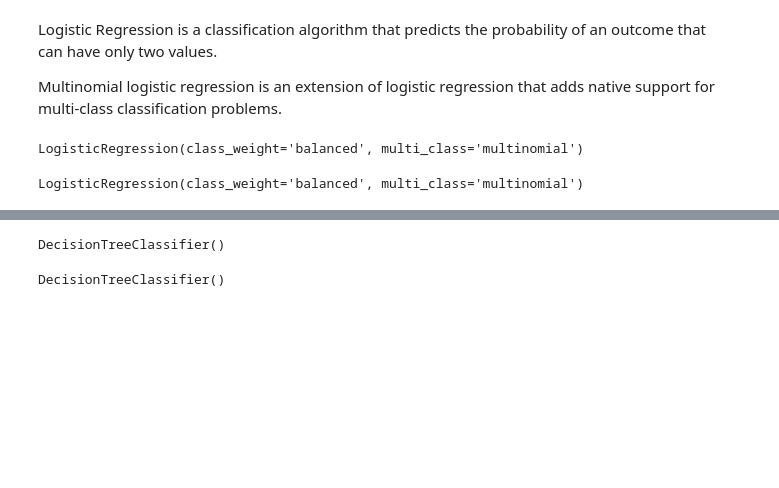
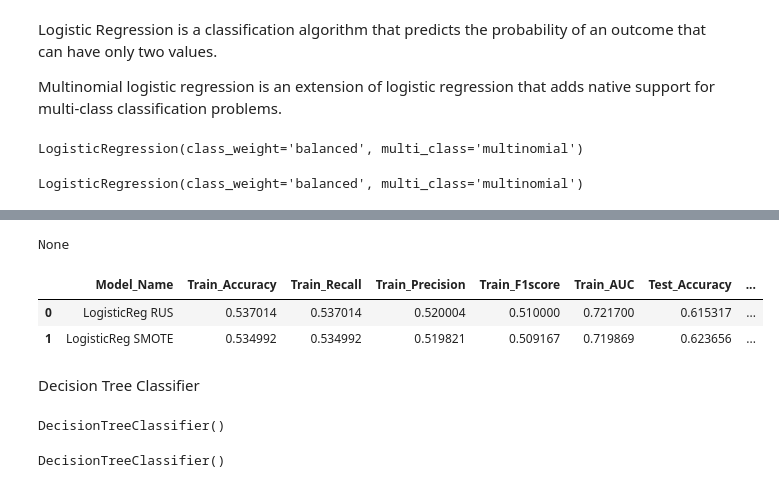
Before and after one commit to renukagore107/CAPSTONE-PROJECT-3--CLASSIFICATION, a Jupyter notebook: classification_data_email.ipynb, the cells around one changed output, grey strips where cells are left out. Drawn from its saved outputs; the diff is of its cells as text; code cells hidden in the pictures; blank space fills up the shorter version.

```diff
--- a/classification_data_email.ipynb
+++ b/classification_data_email.ipynb
@@ -893,0 +975,4 @@ weighted avg       0.77      0.62      0.68     13671
+# %%
+print(logistic_reg_list)
+# %% [output]
+None
@@ -894 +982,10 @@ weighted avg       0.77      0.62      0.68     13671
+# %%
+#Taking a look of our final comparison dataframe
+comparison_df
+# %% [output]
+|  | Model_Name | Train_Accuracy | Train_Recall | Train_Precision | Train_F1score | Train_AUC | Test_Accuracy | ... |
+| 0 | LogisticReg RUS | 0.537014 | 0.537014 | 0.520004 | 0.510000 | 0.721700 | 0.615317 | ... |
+| 1 | LogisticReg SMOTE | 0.534992 | 0.534992 | 0.519821 | 0.509167 | 0.719869 | 0.623656 | ... |
+# %% [markdown]
+Decision Tree Classifier
 # %%
```
Also changed, not shown: parts of 40 cells of this notebook.
